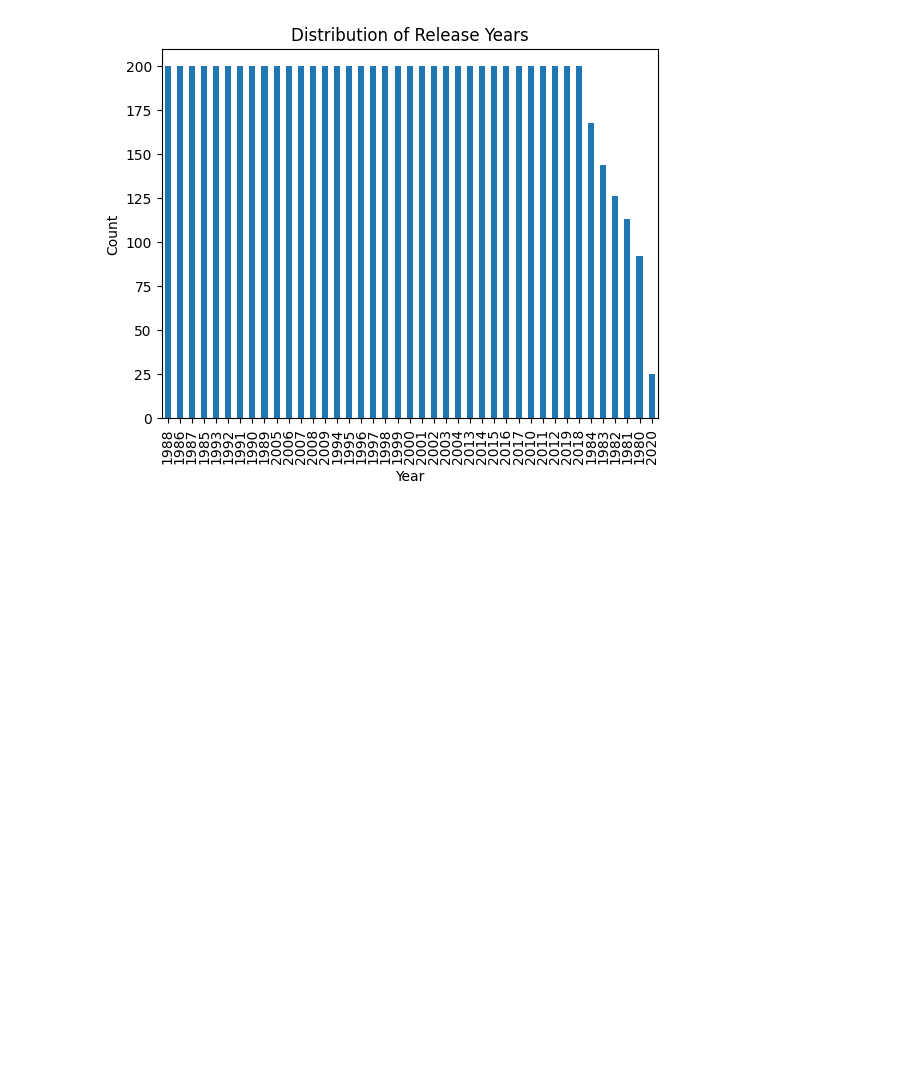
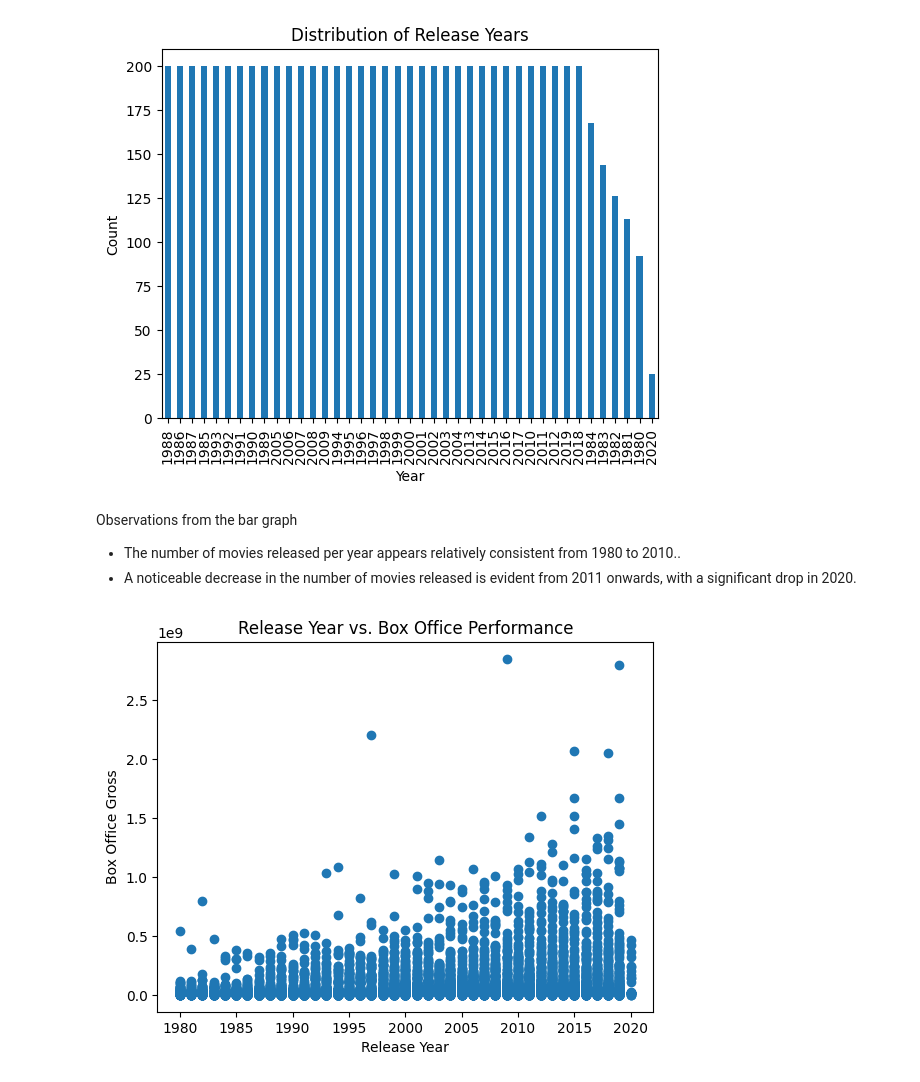
Before and after one commit to mutlyn/Movies_Capstone_Project, a Jupyter notebook: Movie_project.ipynb, the cells around one changed output. Cells and saved outputs as stored; diff of their text form; code cells hidden in the pictures; blank space fills up the shorter version.

```diff
--- a/Movie_project.ipynb
+++ b/Movie_project.ipynb
@@ -269,3 +275,18 @@ plt.ylabel('Count')
 plt.show()
 # %% [output]
 [figure]
+# %% [markdown]
+ Observations from the bar graph
+
+- The number of movies released per year appears relatively consistent from 1980 to 2010..
+-  A noticeable decrease in the number of movies released is evident from 2011 onwards, with a significant drop in 2020.
+# %%
+# scatter plot to show release year and box performance
+figsize = (10, 6)
+plt.scatter(movies_data['year'], movies_data['gross'])
+plt.title('Release Year vs. Box Office Performance')
+plt.xlabel('Release Year')
+plt.ylabel('Box Office Gross')
+plt.show()
+# %% [output]
+[figure, added]
```
Also changed, not shown: parts of 8 cells of this notebook.
